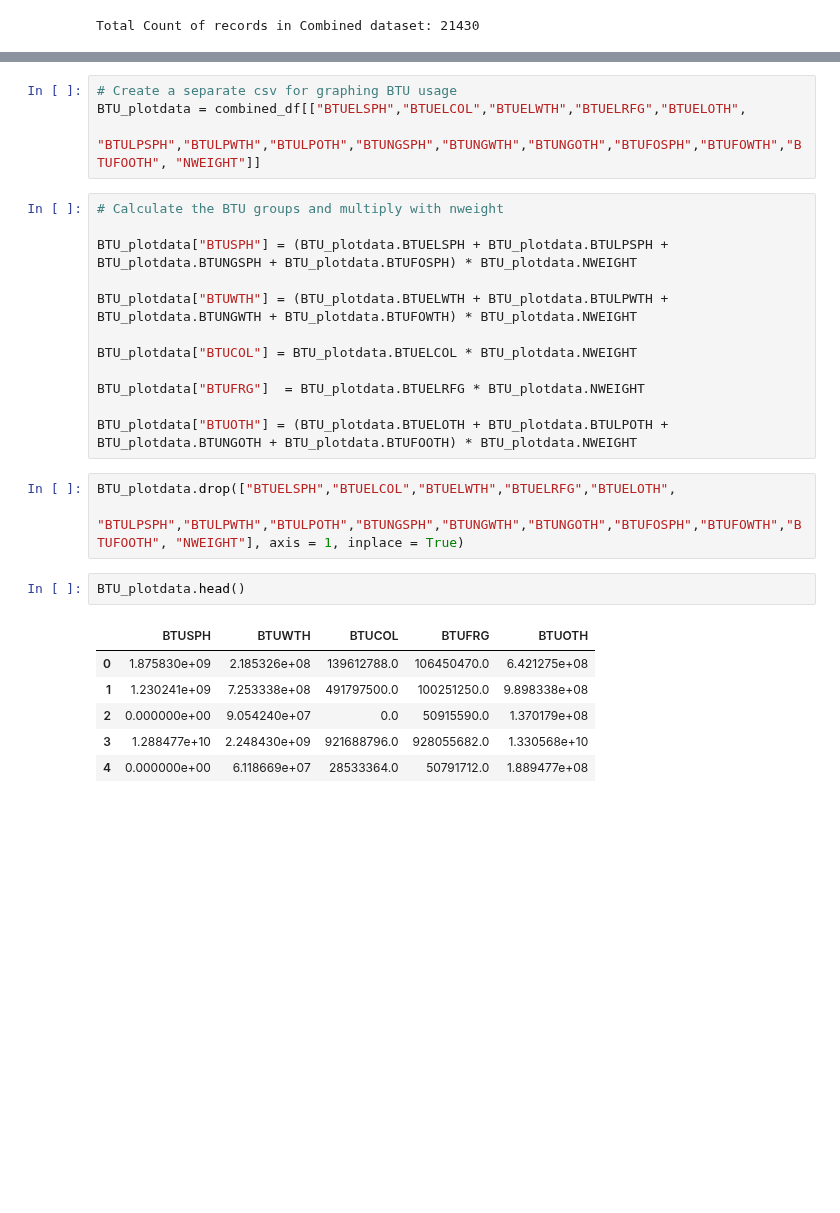
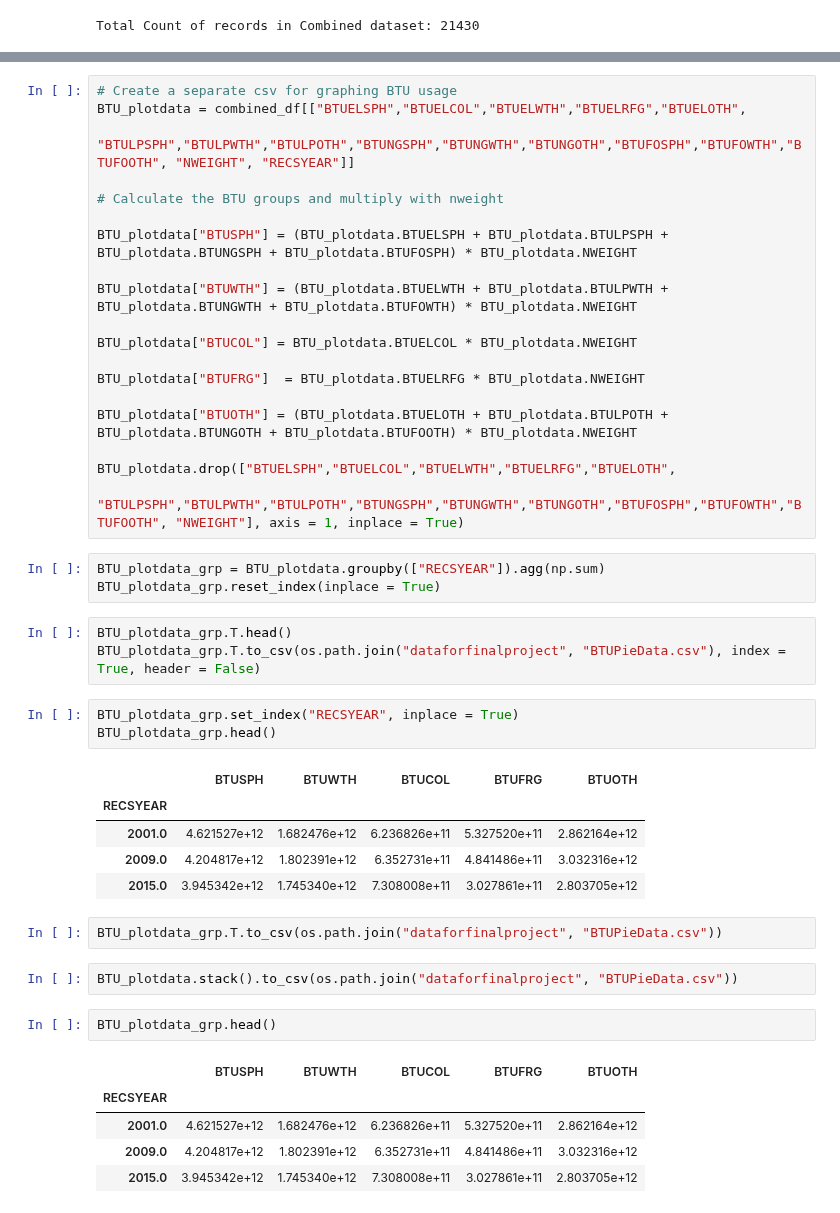
Before and after one commit to sigmanudude/ResidentialEnergyPrediction, a Jupyter notebook: dataMerge_transformation_latest.ipynb, the cells around one changed output, grey strips where cells are left out. Drawn from its saved outputs; the diff is of its cells as text; blank space fills up the shorter version.

Commit message:
Changes to Recs_Combined_data

```diff
--- a/dataMerge_transformation_latest.ipynb
+++ b/dataMerge_transformation_latest.ipynb
@@ -531,8 +532,8 @@ combined_df.to_csv(os.path.join("./dataforfinalproject", "RECS_COMBINED_DATA.csv
-# %%
-# Create a separate csv for graphing BTU usage
-BTU_plotdata = combined_df[["BTUELSPH","BTUELCOL","BTUELWTH","BTUELRFG","BTUELOTH",
-                           "BTULPSPH","BTULPWTH","BTULPOTH","BTUNGSPH","BTUNGWTH","BTUNGOTH","BTUFOSPH","BTUFOWTH","BTUFOOTH", "NWEIGHT"]]
 # %%
+# Create a separate csv for graphing BTU usage
+BTU_plotdata = combined_df[["BTUELSPH","BTUELCOL","BTUELWTH","BTUELRFG","BTUELOTH",
+                           "BTULPSPH","BTULPWTH","BTULPOTH","BTUNGSPH","BTUNGWTH","BTUNGOTH","BTUFOSPH","BTUFOWTH","BTUFOOTH", "NWEIGHT", "RECSYEAR"]]
+
 # Calculate the BTU groups and multiply with nweight
 
 BTU_plotdata["BTUSPH"] = (BTU_plotdata.BTUELSPH + BTU_plotdata.BTULPSPH + BTU_plotdata.BTUNGSPH + BTU_plotdata.BTUFOSPH) * BTU_plotdata.NWEIGHT
@@ -544,15 +545,33 @@ BTU_plotdata["BTUCOL"] = BTU_plotdata.BTUELCOL * BTU_plotdata.NWEIGHT
 BTU_plotdata["BTUFRG"]  = BTU_plotdata.BTUELRFG * BTU_plotdata.NWEIGHT
 
 BTU_plotdata["BTUOTH"] = (BTU_plotdata.BTUELOTH + BTU_plotdata.BTULPOTH + BTU_plotdata.BTUNGOTH + BTU_plotdata.BTUFOOTH) * BTU_plotdata.NWEIGHT
+
+BTU_plotdata.drop(["BTUELSPH","BTUELCOL","BTUELWTH","BTUELRFG","BTUELOTH",
+                           "BTULPSPH","BTULPWTH","BTULPOTH","BTUNGSPH","BTUNGWTH","BTUNGOTH","BTUFOSPH","BTUFOWTH","BTUFOOTH", "NWEIGHT"], axis = 1, inplace = True)
-# %%
-BTU_plotdata.drop(["BTUELSPH","BTUELCOL","BTUELWTH","BTUELRFG","BTUELOTH",
-                           "BTULPSPH","BTULPWTH","BTULPOTH","BTUNGSPH","BTUNGWTH","BTUNGOTH","BTUFOSPH","BTUFOWTH","BTUFOOTH", "NWEIGHT"], axis = 1, inplace = True)
+# %%
+BTU_plotdata_grp = BTU_plotdata.groupby(["RECSYEAR"]).agg(np.sum)
+BTU_plotdata_grp.reset_index(inplace = True)
+# %%
+BTU_plotdata_grp.T.head()
+BTU_plotdata_grp.T.to_csv(os.path.join("dataforfinalproject", "BTUPieData.csv"), index = True, header = False)
+# %%
+BTU_plotdata_grp.set_index("RECSYEAR", inplace = True)
+BTU_plotdata_grp.head()
+# %% [output]
+|  | BTUSPH | BTUWTH | BTUCOL | BTUFRG | BTUOTH |
+| RECSYEAR |  |  |  |  |  |
+| 2001.0 | 4.621527e+12 | 1.682476e+12 | 6.236826e+11 | 5.327520e+11 | 2.862164e+12 |
+| 2009.0 | 4.204817e+12 | 1.802391e+12 | 6.352731e+11 | 4.841486e+11 | 3.032316e+12 |
+| 2015.0 | 3.945342e+12 | 1.745340e+12 | 7.308008e+11 | 3.027861e+11 | 2.803705e+12 |
+# %%
+BTU_plotdata_grp.T.to_csv(os.path.join("dataforfinalproject", "BTUPieData.csv"))
+# %%
+BTU_plotdata.stack().to_csv(os.path.join("dataforfinalproject", "BTUPieData.csv"))
 # %%
-BTU_plotdata.head()
+BTU_plotdata_grp.head()
 # %% [output]
 |  | BTUSPH | BTUWTH | BTUCOL | BTUFRG | BTUOTH |
-| 0 | 1.875830e+09 | 2.185326e+08 | 139612788.0 | 106450470.0 | 6.421275e+08 |
-| 1 | 1.230241e+09 | 7.253338e+08 | 491797500.0 | 100251250.0 | 9.898338e+08 |
-| 2 | 0.000000e+00 | 9.054240e+07 | 0.0 | 50915590.0 | 1.370179e+08 |
-| 3 | 1.288477e+10 | 2.248430e+09 | 921688796.0 | 928055682.0 | 1.330568e+10 |
-| 4 | 0.000000e+00 | 6.118669e+07 | 28533364.0 | 50791712.0 | 1.889477e+08 |
+| RECSYEAR |  |  |  |  |  |
+| 2001.0 | 4.621527e+12 | 1.682476e+12 | 6.236826e+11 | 5.327520e+11 | 2.862164e+12 |
+| 2009.0 | 4.204817e+12 | 1.802391e+12 | 6.352731e+11 | 4.841486e+11 | 3.032316e+12 |
+| 2015.0 | 3.945342e+12 | 1.745340e+12 | 7.308008e+11 | 3.027861e+11 | 2.803705e+12 |
```
Also changed, not shown: parts of 3 cells of this notebook, 4 other files.
